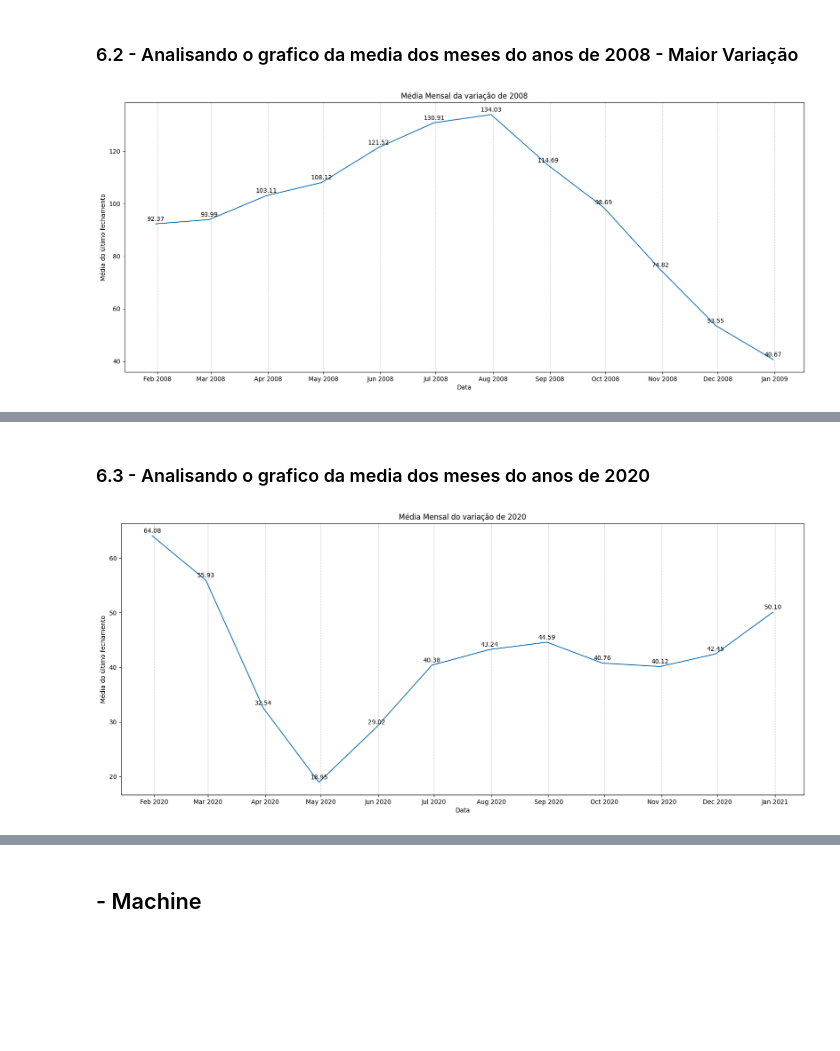
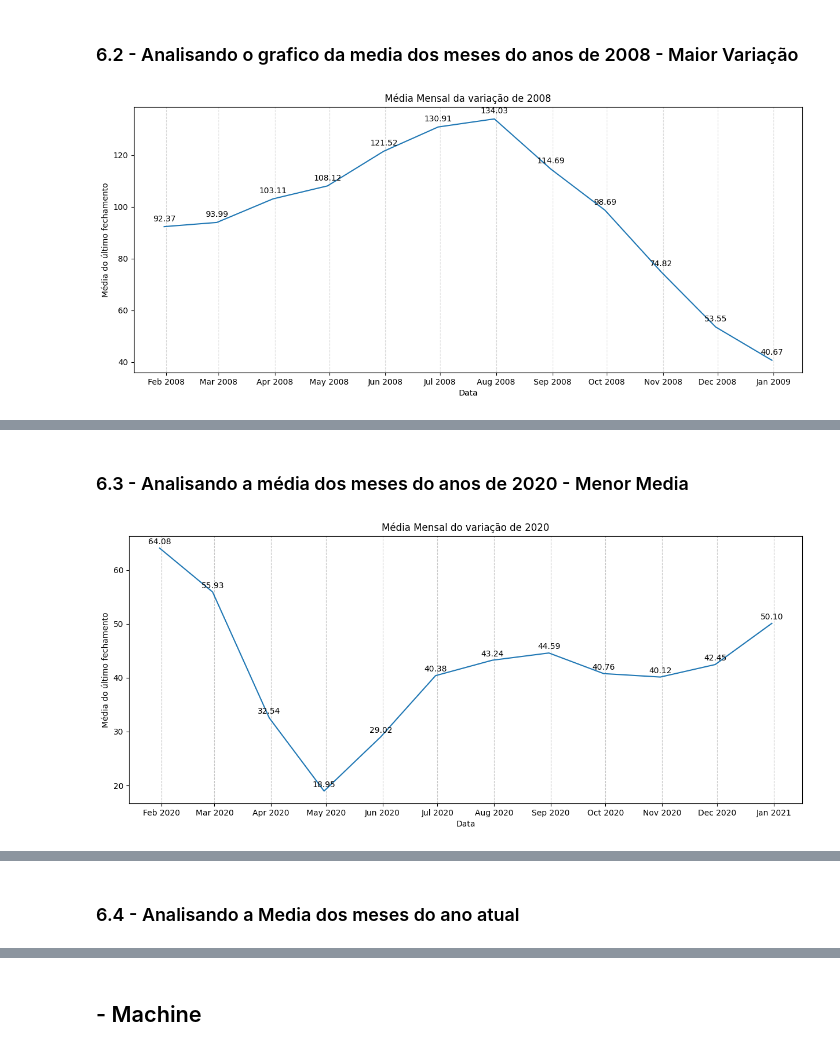
Before and after one commit to r-zambotti/Tech_Challenge_4_Fase, a Jupyter notebook: Tech_Challenge_Data_Viz.ipynb, the cells around one changed output, grey strips where cells are left out. Drawn from its saved outputs; the diff is of its cells as text; code cells hidden in the pictures; blank space fills up the shorter version.

```diff
--- a/Tech_Challenge_Data_Viz.ipynb
+++ b/Tech_Challenge_Data_Viz.ipynb
@@ -351,7 +352,7 @@ df_ipea_2008 = df_ipea_20a[df_ipea_20a.index.year == 2008]
 df_ipea_2008_resampled_monthly = df_ipea_2008['preco'].resample('ME').mean()
 
 # Plotar os dados mensais de 2008
-plt.figure(figsize=(20, 8))
+plt.figure(figsize=(15, 6))
 plt.plot(df_ipea_2008_resampled_monthly.index, df_ipea_2008_resampled_monthly)
 plt.title('Média Mensal da variação de 2008')
 plt.xlabel('Data')
@@ -362,15 +363,15 @@ plt.gca().xaxis.set_major_locator(mdates.MonthLocator())
 plt.gca().xaxis.set_major_formatter(mdates.DateFormatter('%b %Y'))
 
 # Adicionar linhas de grade no eixo y
-plt.grid(True, axis='x', linestyle='--', alpha=0.7)
+plt.grid(True, axis='x', linestyle='--', alpha=0.5)
 
 # Adicionar rótulos para a quantidade mês a mês
 for date, value in zip(df_ipea_2008_resampled_monthly.index, df_ipea_2008_resampled_monthly):
-    plt.annotate(f'{value:.2f}', (date, value), textcoords="offset points", xytext=(0,5), ha='center', fontsize=10, color='black')
+    plt.annotate(f'{value:.2f}', (date, value), textcoords="offset points", xytext=(0,7), ha='center', fontsize=10, color='black')
 
 plt.show()
 # %% [output]
-[figure, old version]
+[figure, new version]
 # %% [markdown]
 ![image.png](embedded-picture-1)
 
@@ -380,35 +381,35 @@ plt.show()
 [**2008 - O ano em que o petróleo enlouqueceu o mercado**](https://g1.globo.com/Noticias/Economia_Negocios/0,,MUL940136-9356,00-O+ANO+EM+QUE+O+PETROLEO+ENLOUQUECEU+O+MERCADO.html#:~:text=LONDRES%2C%2031%20dez%202008%20%28AFP%29%20-%20O%20mercado,precedente%2C%20que%20pode%20originar%20graves%20problemas%20de%20abastecimento.
 )
 # %% [markdown]
-### 6.3 - Analisando o grafico da media dos meses do anos de 2020
+### 6.3 - Analisando a média dos meses do anos de 2020 - Menor Media
 # %%
 # DataFrame contendo apenas os dados de 2020 para analisar o menor pico
 df_ipea_2020 = df_ipea_20a[df_ipea_20a.index.year == 2020]
 
 # Resample para média mensal
 df_ipea_2020_resampled_mes = df_ipea_2020['preco'].resample('ME').mean()
 
 # Plotar os dados mensais de 2020
-plt.figure(figsize=(20, 8))
+plt.figure(figsize=(15, 6))
 plt.plot(df_ipea_2020_resampled_mes.index, df_ipea_2020_resampled_mes)
 plt.title('Média Mensal do variação de 2020')
 plt.xlabel('Data')
 plt.ylabel('Média do último fechamento')
 
 # Configurar o formato de data no eixo x para mostrar todos os meses
 plt.gca().xaxis.set_major_locator(mdates.MonthLocator())
 plt.gca().xaxis.set_major_formatter(mdates.DateFormatter('%b %Y'))
 
 # Adicionar linhas de grade no eixo y
 plt.grid(True, axis='x', linestyle='--', alpha=0.7)
 
 # Adicionar rótulos para a quantidade mês a mês
 for date, value in zip(df_ipea_2020_resampled_mes.index, df_ipea_2020_resampled_mes):
     plt.annotate(f'{value:.2f}', (date, value), textcoords="offset points", xytext=(0,5), ha='center', fontsize=10, color='black')
 
 plt.show()
 # %% [output]
-[figure, old version]
+[figure, new version]
 # %% [markdown]
 ![image.png](embedded-picture-1)
 
@@ -416,3 +417,5 @@ plt.show()
 ![image.png](embedded-picture-2)
 
 [**2020 - Covid-19 e Queda da demanda global**](https://g1.globo.com/economia/noticia/2020/03/09/o-que-explica-o-tombo-do-preco-do-petroleo-e-quais-os-seus-efeitos.ghtml)
+# %% [markdown]
+### 6.4 - Analisando a Media dos meses do ano atual
```
Also changed, not shown: parts of 51 cells of this notebook, 4 other files.
